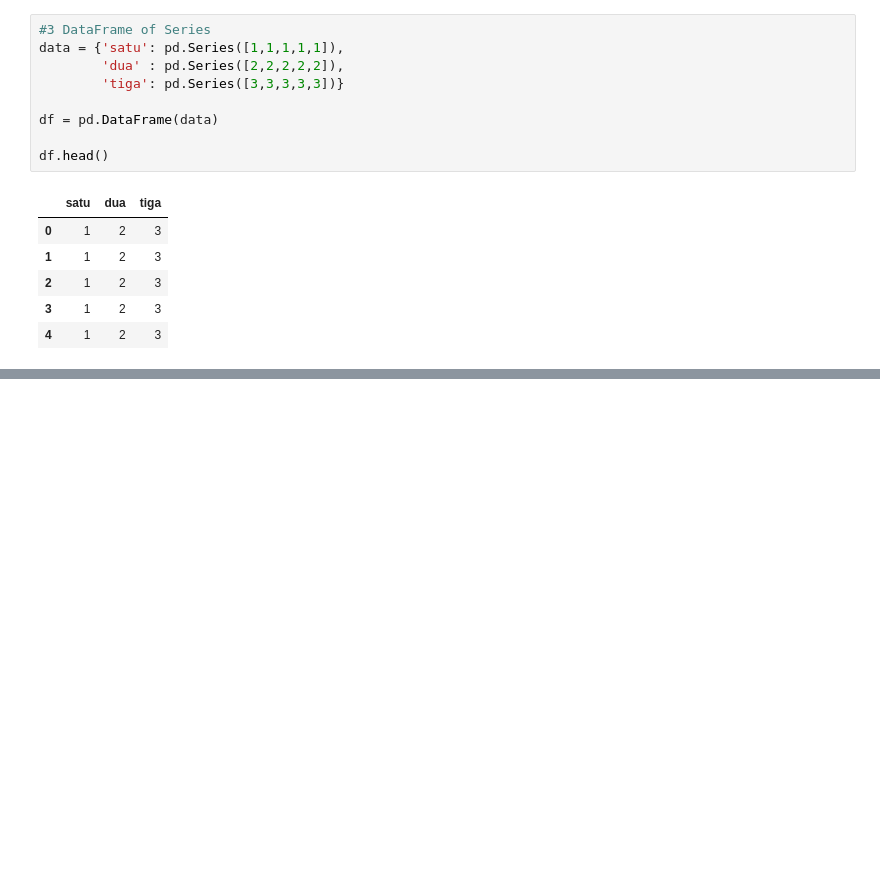
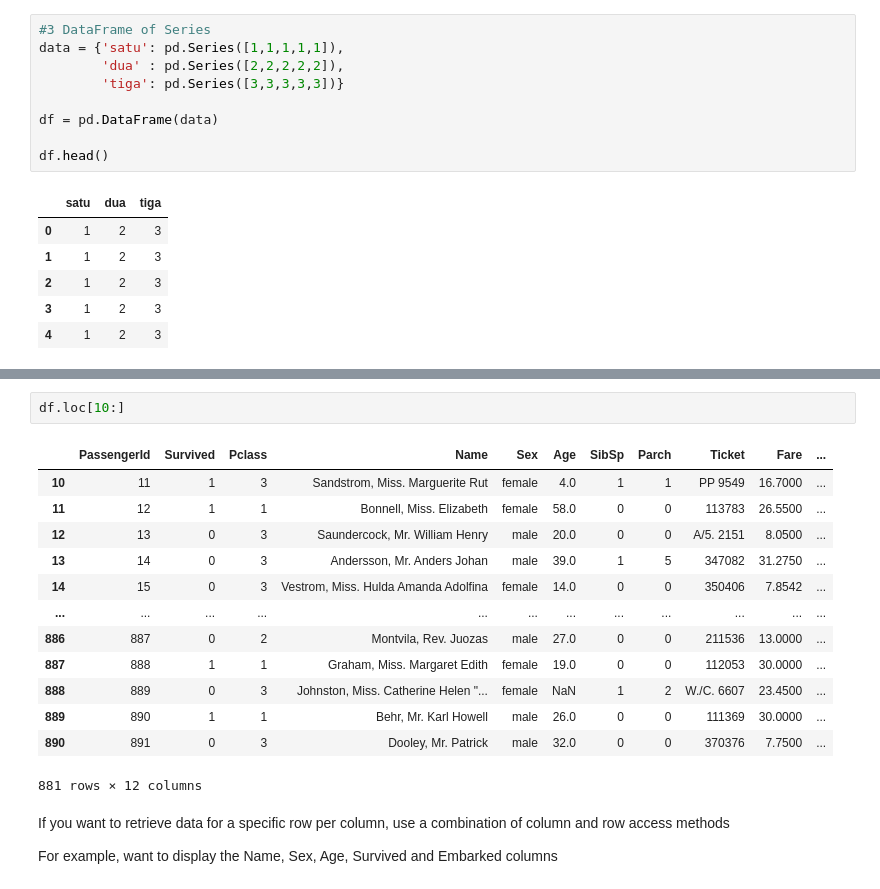
Before and after one commit to Taufik-dot/100days_of_code, a Jupyter notebook: Numpy&Pandas.ipynb, the cells around one changed output, grey strips where cells are left out. Saved outputs shown, nothing was run; the diff lists cells and outputs as text; blank space fills up the shorter version.

```diff
--- a/Numpy&Pandas.ipynb
+++ b/Numpy&Pandas.ipynb
@@ -442,0 +570,20 @@ df.head()
+# %%
+df.loc[10:]
+# %% [output]
+|  | PassengerId | Survived | Pclass | Name | Sex | Age | SibSp | Parch | Ticket | Fare | ... |
+| 10 | 11 | 1 | 3 | Sandstrom, Miss. Marguerite Rut | female | 4.0 | 1 | 1 | PP 9549 | 16.7000 | ... |
+| 11 | 12 | 1 | 1 | Bonnell, Miss. Elizabeth | female | 58.0 | 0 | 0 | 113783 | 26.5500 | ... |
+| 12 | 13 | 0 | 3 | Saundercock, Mr. William Henry | male | 20.0 | 0 | 0 | A/5. 2151 | 8.0500 | ... |
+| 13 | 14 | 0 | 3 | Andersson, Mr. Anders Johan | male | 39.0 | 1 | 5 | 347082 | 31.2750 | ... |
+| 14 | 15 | 0 | 3 | Vestrom, Miss. Hulda Amanda Adolfina | female | 14.0 | 0 | 0 | 350406 | 7.8542 | ... |
+| ... | ... | ... | ... | ... | ... | ... | ... | ... | ... | ... | ... |
+| 886 | 887 | 0 | 2 | Montvila, Rev. Juozas | male | 27.0 | 0 | 0 | 211536 | 13.0000 | ... |
+| 887 | 888 | 1 | 1 | Graham, Miss. Margaret Edith | female | 19.0 | 0 | 0 | 112053 | 30.0000 | ... |
+| 888 | 889 | 0 | 3 | Johnston, Miss. Catherine Helen "... | female | NaN | 1 | 2 | W./C. 6607 | 23.4500 | ... |
+| 889 | 890 | 1 | 1 | Behr, Mr. Karl Howell | male | 26.0 | 0 | 0 | 111369 | 30.0000 | ... |
+| 890 | 891 | 0 | 3 | Dooley, Mr. Patrick | male | 32.0 | 0 | 0 | 370376 | 7.7500 | ... |
+881 rows × 12 columns
+# %% [markdown]
+If you want to retrieve data for a specific row per column, use a combination of column and row access methods
+
+For example, want to display the Name, Sex, Age, Survived and Embarked columns
```
Also changed, not shown: parts of 70 cells of this notebook.
